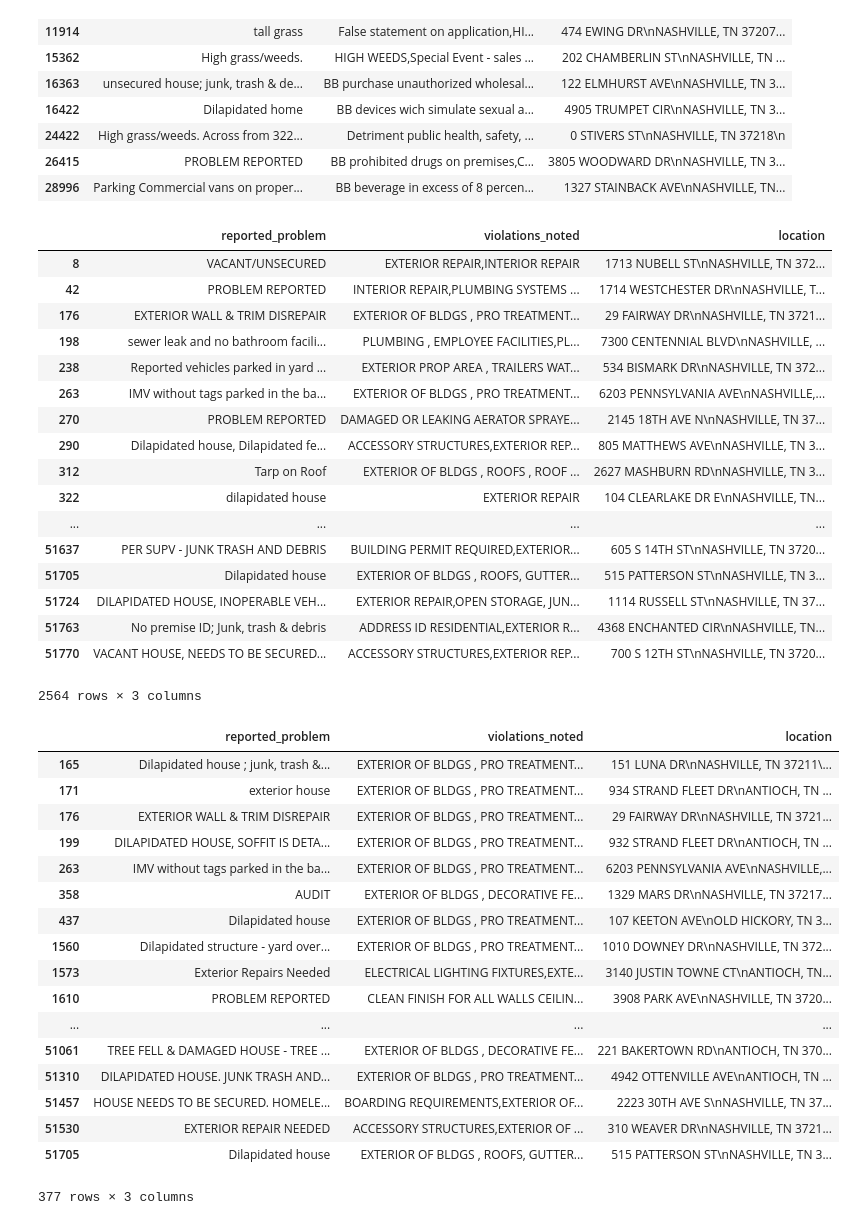
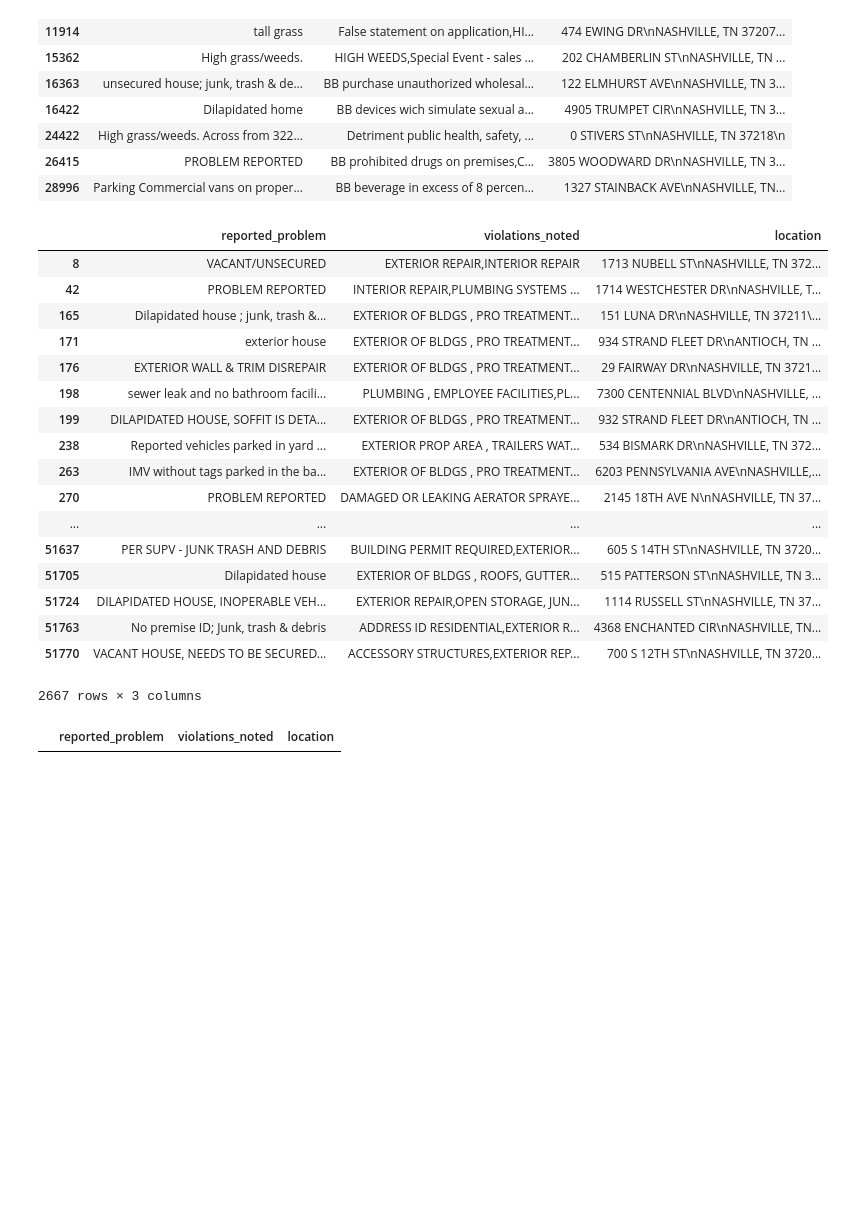
Before and after one commit to DEREJEGETU/data-question-2, a Jupyter notebook: notebooks/MR_psv_testing.ipynb, the cells around one changed output. Saved outputs shown, nothing was run; the diff lists cells and outputs as text; code cells hidden in the pictures; blank space fills up the shorter version.

Commit message:
Modified keywords in BuildingRepair and Environment categories.

```diff
--- a/notebooks/MR_psv_testing.ipynb
+++ b/notebooks/MR_psv_testing.ipynb
@@ -141,7 +141,7 @@ BuildingRepair = [
     "water", "defective", "damaged", "drain", "vent", "wash", "trap", "electric", "outlet", "conduit", "wir",
     "switch", "knob", "fuse", "porch", "cords", "junction", "flush", "cover", "window", "seal", "missing", "wall",
     "floor", "ceiling", "roof", "plumbing", "stair", "handrail", "paint", "repair", "heat", "detector", "bath",
-    "kitchen", "chimney", "overhaul", "exhaust"]
+    "kitchen", "chimney", "overhaul", "exhaust", "wood"]
 psv_test3 = psv_noNA[psv_noNA["violations_noted"].str.contains('|'.join(BuildingRepair), case = False)]
 psv_test3
 #In general ok but some errors noticed. Further investigation required to quantify number of errors.
@@ -149,47 +149,33 @@ psv_test3
 |  | reported_problem | violations_noted | location |
 | 8 | VACANT/UNSECURED | EXTERIOR REPAIR,INTERIOR REPAIR | 1713 NUBELL ST\nNASHVILLE, TN 372... |
 | 42 | PROBLEM REPORTED | INTERIOR REPAIR,PLUMBING SYSTEMS ... | 1714 WESTCHESTER DR\nNASHVILLE, T... |
+| 165 | Dilapidated house ; junk, trash &... | EXTERIOR OF BLDGS , PRO TREATMENT... | 151 LUNA DR\nNASHVILLE, TN 37211\... |
+| 171 | exterior house | EXTERIOR OF BLDGS , PRO TREATMENT... | 934 STRAND FLEET DR\nANTIOCH, TN ... |
 | 176 | EXTERIOR WALL & TRIM DISREPAIR | EXTERIOR OF BLDGS , PRO TREATMENT... | 29 FAIRWAY DR\nNASHVILLE, TN 3721... |
 | 198 | sewer leak and no bathroom facili... | PLUMBING , EMPLOYEE FACILITIES,PL... | 7300 CENTENNIAL BLVD\nNASHVILLE, ... |
+| 199 | DILAPIDATED HOUSE, SOFFIT IS DETA... | EXTERIOR OF BLDGS , PRO TREATMENT... | 932 STRAND FLEET DR\nANTIOCH, TN ... |
 | 238 | Reported vehicles parked in yard ... | EXTERIOR PROP AREA , TRAILERS WAT... | 534 BISMARK DR\nNASHVILLE, TN 372... |
 | 263 | IMV without tags parked in the ba... | EXTERIOR OF BLDGS , PRO TREATMENT... | 6203 PENNSYLVANIA AVE\nNASHVILLE,... |
 | 270 | PROBLEM REPORTED | DAMAGED OR LEAKING AERATOR SPRAYE... | 2145 18TH AVE N\nNASHVILLE, TN 37... |
-| 290 | Dilapidated house, Dilapidated fe... | ACCESSORY STRUCTURES,EXTERIOR REP... | 805 MATTHEWS AVE\nNASHVILLE, TN 3... |
-| 312 | Tarp on Roof | EXTERIOR OF BLDGS , ROOFS , ROOF ... | 2627 MASHBURN RD\nNASHVILLE, TN 3... |
-| 322 | dilapidated house | EXTERIOR REPAIR | 104 CLEARLAKE DR E\nNASHVILLE, TN... |
 | ... | ... | ... | ... |
 | 51637 | PER SUPV - JUNK TRASH AND DEBRIS | BUILDING PERMIT REQUIRED,EXTERIOR... | 605 S 14TH ST\nNASHVILLE, TN 3720... |
 | 51705 | Dilapidated house | EXTERIOR OF BLDGS , ROOFS, GUTTER... | 515 PATTERSON ST\nNASHVILLE, TN 3... |
 | 51724 | DILAPIDATED HOUSE, INOPERABLE VEH... | EXTERIOR REPAIR,OPEN STORAGE, JUN... | 1114 RUSSELL ST\nNASHVILLE, TN 37... |
 | 51763 | No premise ID; Junk, trash & debris | ADDRESS ID RESIDENTIAL,EXTERIOR R... | 4368 ENCHANTED CIR\nNASHVILLE, TN... |
 | 51770 | VACANT HOUSE, NEEDS TO BE SECURED... | ACCESSORY STRUCTURES,EXTERIOR REP... | 700 S 12TH ST\nNASHVILLE, TN 3720... |
-2564 rows × 3 columns
+2667 rows × 3 columns
 # %%
 Environment = [
-    "treatment", "quality", "environment", "Construction Activit"]
+    "post construction", "quality", "environment", "Construction Activit"]
 psv_test4 = psv_noNA[psv_noNA["violations_noted"].str.contains('|'.join(Environment), case = False)]
 psv_test4
 #Captured entries mainly belong to BuildingRepair but pulled because of keyword "treatment". Correct by removing
 #keyword and replacing with another that does not capture entries in error.
+#Updated: replaced "treatment" with "post construction". No longer captures incorrect entries.
+#Entries with "treatment" belong in BuildingRepair but future entries with treatment may belong in this group
+#so the keyword is ambiguous. Added "wood" to BuildingRepair to capture values without ambiguity.
 # %% [output]
 |  | reported_problem | violations_noted | location |
-| 165 | Dilapidated house ; junk, trash &... | EXTERIOR OF BLDGS , PRO TREATMENT... | 151 LUNA DR\nNASHVILLE, TN 37211\... |
-| 171 | exterior house | EXTERIOR OF BLDGS , PRO TREATMENT... | 934 STRAND FLEET DR\nANTIOCH, TN ... |
-| 176 | EXTERIOR WALL & TRIM DISREPAIR | EXTERIOR OF BLDGS , PRO TREATMENT... | 29 FAIRWAY DR\nNASHVILLE, TN 3721... |
-| 199 | DILAPIDATED HOUSE, SOFFIT IS DETA... | EXTERIOR OF BLDGS , PRO TREATMENT... | 932 STRAND FLEET DR\nANTIOCH, TN ... |
-| 263 | IMV without tags parked in the ba... | EXTERIOR OF BLDGS , PRO TREATMENT... | 6203 PENNSYLVANIA AVE\nNASHVILLE,... |
-| 358 | AUDIT | EXTERIOR OF BLDGS , DECORATIVE FE... | 1329 MARS DR\nNASHVILLE, TN 37217... |
-| 437 | Dilapidated house | EXTERIOR OF BLDGS , PRO TREATMENT... | 107 KEETON AVE\nOLD HICKORY, TN 3... |
-| 1560 | Dilapidated structure - yard over... | EXTERIOR OF BLDGS , PRO TREATMENT... | 1010 DOWNEY DR\nNASHVILLE, TN 372... |
-| 1573 | Exterior Repairs Needed | ELECTRICAL LIGHTING FIXTURES,EXTE... | 3140 JUSTIN TOWNE CT\nANTIOCH, TN... |
-| 1610 | PROBLEM REPORTED | CLEAN FINISH FOR ALL WALLS CEILIN... | 3908 PARK AVE\nNASHVILLE, TN 3720... |
-| ... | ... | ... | ... |
-| 51061 | TREE FELL & DAMAGED HOUSE - TREE ... | EXTERIOR OF BLDGS , DECORATIVE FE... | 221 BAKERTOWN RD\nANTIOCH, TN 370... |
-| 51310 | DILAPIDATED HOUSE. JUNK TRASH AND... | EXTERIOR OF BLDGS , PRO TREATMENT... | 4942 OTTENVILLE AVE\nANTIOCH, TN ... |
-| 51457 | HOUSE NEEDS TO BE SECURED. HOMELE... | BOARDING REQUIREMENTS,EXTERIOR OF... | 2223 30TH AVE S\nNASHVILLE, TN 37... |
-| 51530 | EXTERIOR REPAIR NEEDED | ACCESSORY STRUCTURES,EXTERIOR OF ... | 310 WEAVER DR\nNASHVILLE, TN 3721... |
-| 51705 | Dilapidated house | EXTERIOR OF BLDGS , ROOFS, GUTTER... | 515 PATTERSON ST\nNASHVILLE, TN 3... |
-377 rows × 3 columns
 # %%
 #Check to see break down of violations_noted.
 #Violations seem to follow a certain naming pattern, it is just different from codes violations.
```
Also changed, not shown: parts of 1 cell of this notebook, 1 other file.
